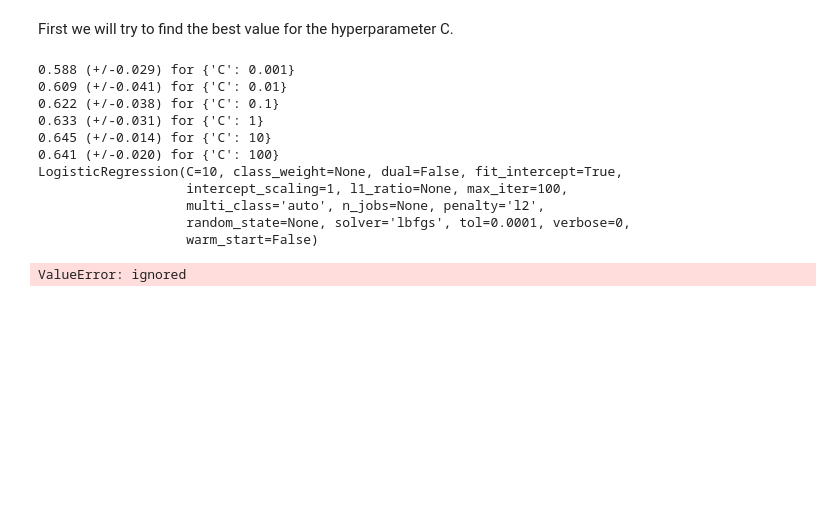
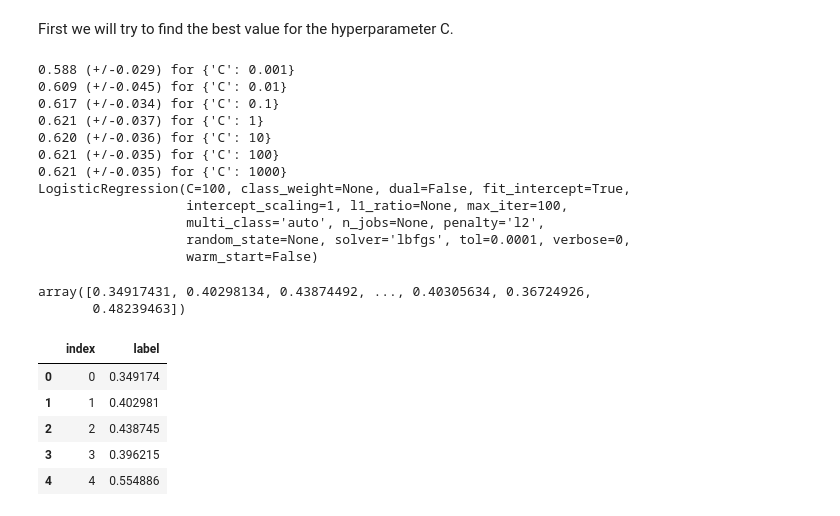
Before and after one commit to JanaDeCoster/Machine_Learning_course_UGent_D012554_kaggle, a Jupyter notebook: Kaggle_eye_blinking_prediciton.ipynb, the cells around one changed output. Cells and saved outputs as stored; diff of their text form; code cells hidden in the pictures; blank space fills up the shorter version.

```diff
--- a/Kaggle_eye_blinking_prediciton.ipynb
+++ b/Kaggle_eye_blinking_prediciton.ipynb
@@ -317,10 +317,8 @@ First we will try to find the best value for the hyperparameter C.
 # %%
 from sklearn.model_selection import GridSearchCV
 
-search_space = [0.001,0.01,0.1,1,10,100]
-
 model = LogisticRegression()
-parameters = {'C' : [0.001,0.01,0.1,1,10,100]}
+parameters = {'C' : [0.001,0.01,0.1,1,10,100, 1000]}
 grid_search = GridSearchCV(model, param_grid = parameters)
 grid_search.fit(X, y)
 
@@ -330,12 +328,13 @@ for mean_score, std, params in zip(grid_search.cv_results_['mean_test_score'], g
 print(grid_search.best_estimator_)
 # %% [output]
 0.588 (+/-0.029) for {'C': 0.001}
-0.609 (+/-0.041) for {'C': 0.01}
-0.622 (+/-0.038) for {'C': 0.1}
-0.633 (+/-0.031) for {'C': 1}
-0.645 (+/-0.014) for {'C': 10}
-0.641 (+/-0.020) for {'C': 100}
-LogisticRegression(C=10, class_weight=None, dual=False, fit_intercept=True,
+0.609 (+/-0.045) for {'C': 0.01}
+0.617 (+/-0.034) for {'C': 0.1}
+0.621 (+/-0.037) for {'C': 1}
+0.620 (+/-0.036) for {'C': 10}
+0.621 (+/-0.035) for {'C': 100}
+0.621 (+/-0.035) for {'C': 1000}
+LogisticRegression(C=100, class_weight=None, dual=False, fit_intercept=True,
                    intercept_scaling=1, l1_ratio=None, max_iter=100,
                    multi_class='auto', n_jobs=None, penalty='l2',
                    random_state=None, solver='lbfgs', tol=0.0001, verbose=0,
@@ -345,7 +344,20 @@ from sklearn.linear_model import LogisticRegression
 
 model = LogisticRegression(C=10)
 model.fit(X,y)
-predictions = model.predict(X_test)
+predictions = model.predict_proba(X_test)[:,1]
 predictions
 # %% [output]
-ValueError: ignored
+array([0.34917431, 0.40298134, 0.43874492, ..., 0.40305634, 0.36724926,
+       0.48239463])
+# %%
+sample_submission = pd.DataFrame(columns = ['index', 'label'])
+sample_submission['index'] = y_test
+sample_submission['label'] = predictions
+sample_submission.head()
+# %% [output]
+|  | index | label |
+| 0 | 0 | 0.349174 |
+| 1 | 1 | 0.402981 |
+| 2 | 2 | 0.438745 |
+| 3 | 3 | 0.396215 |
+| 4 | 4 | 0.554886 |
```
Also changed, not shown: parts of 3 cells of this notebook.
